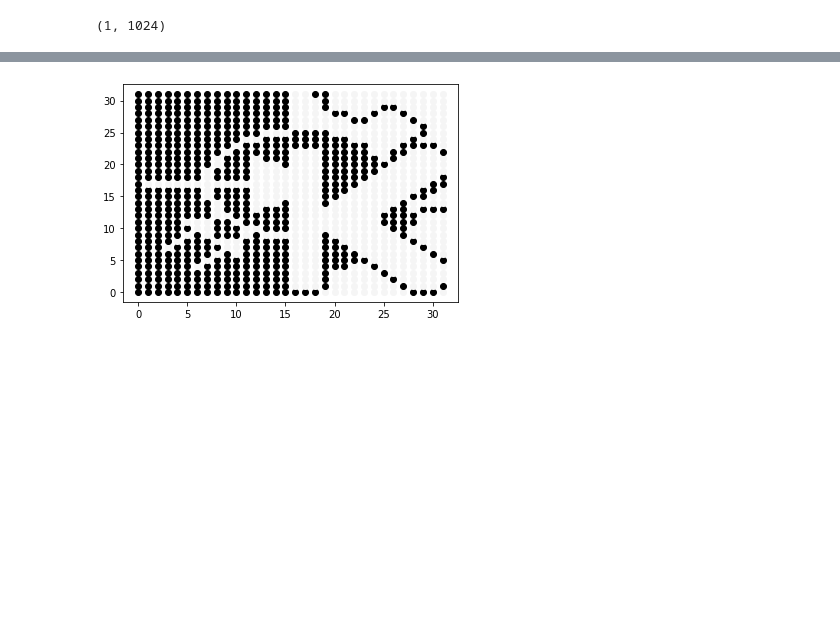
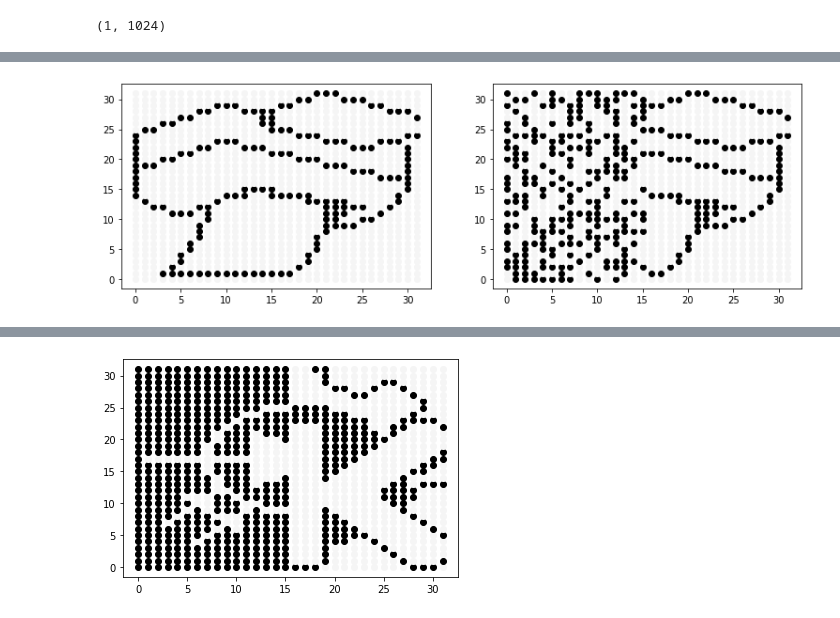
Before and after one commit to mattiasgullstrand/ANN_lab1, a Jupyter notebook: Assignment 3/exercise_3.1.ipynb, the cells around one changed output, grey strips where cells are left out. Drawn from its saved outputs; the diff is of its cells as text; code cells hidden in the pictures; blank space fills up the shorter version.

```diff
--- a/Assignment 3/exercise_3.1.ipynb
+++ b/Assignment 3/exercise_3.1.ipynb
@@ -257,9 +290,11 @@ hop_net = Hopfield_Net(X)
 # %%
-plt.figure(figsize = (6, 3))
+plt.figure(figsize = (13, 4))
 plt.subplot(1, 2, 1)
 disp_pic(p1)
 plt.subplot(1, 2, 2)
 disp_pic(p10)
+# %% [output]
+[figure, added]
 # %%
 new_pic = np.copy(hop_net.net_out(np.copy(p10)))
 # %% [output]
```
Also changed, not shown: parts of 39 cells of this notebook.
